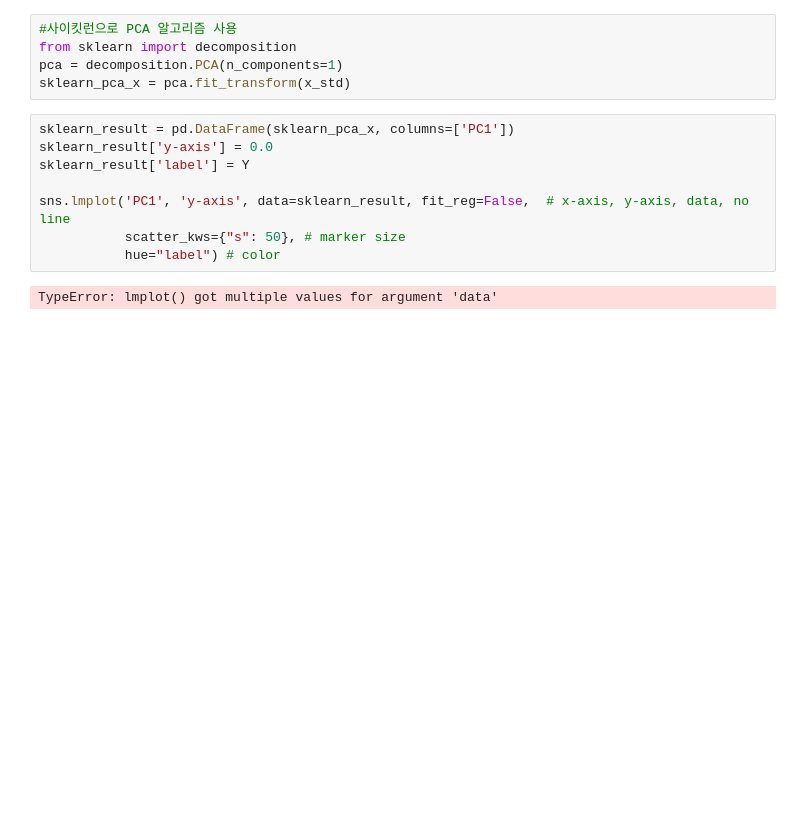
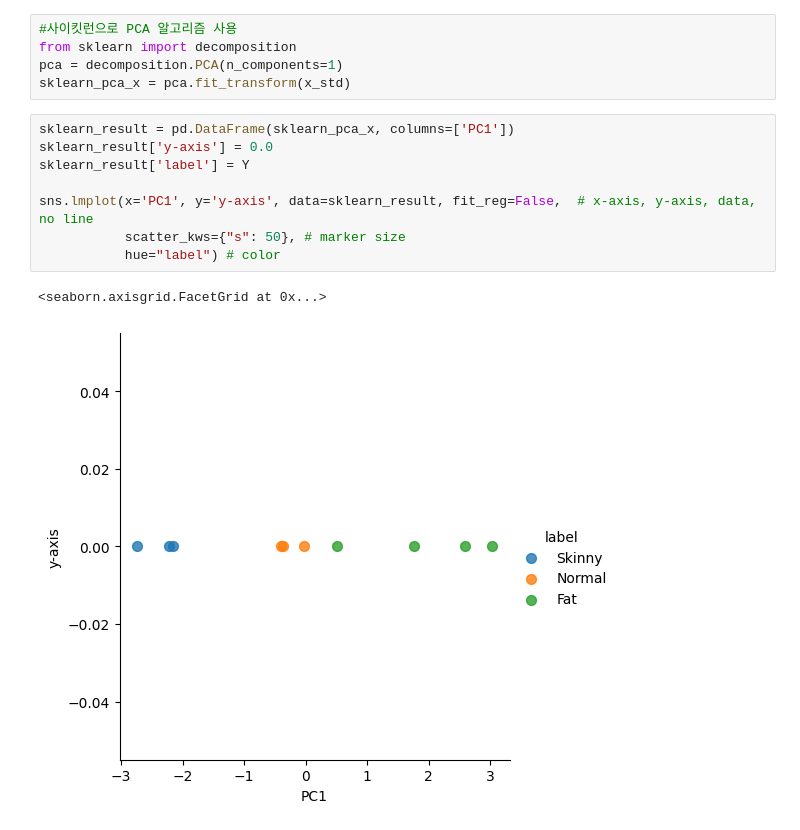
Before and after one commit to KangChangSeong/TIL, a Jupyter notebook: code/pca.ipynb, the cells around one changed output. Cells and saved outputs as stored; diff of their text form; blank space fills up the shorter version.

```diff
--- a/code/pca.ipynb
+++ b/code/pca.ipynb
@@ -145,10 +157,11 @@ sklearn_pca_x = pca.fit_transform(x_std)
 # %%
 sklearn_result = pd.DataFrame(sklearn_pca_x, columns=['PC1'])
 sklearn_result['y-axis'] = 0.0
 sklearn_result['label'] = Y
 
-sns.lmplot('PC1', 'y-axis', data=sklearn_result, fit_reg=False,  # x-axis, y-axis, data, no line
+sns.lmplot(x='PC1', y='y-axis', data=sklearn_result, fit_reg=False,  # x-axis, y-axis, data, no line
            scatter_kws={"s": 50}, # marker size
            hue="label") # color
 # %% [output]
-TypeError: lmplot() got multiple values for argument 'data'
+<seaborn.axisgrid.FacetGrid at 0x...>
+[figure, added]
```
Also changed, not shown: parts of 2 cells of this notebook.
